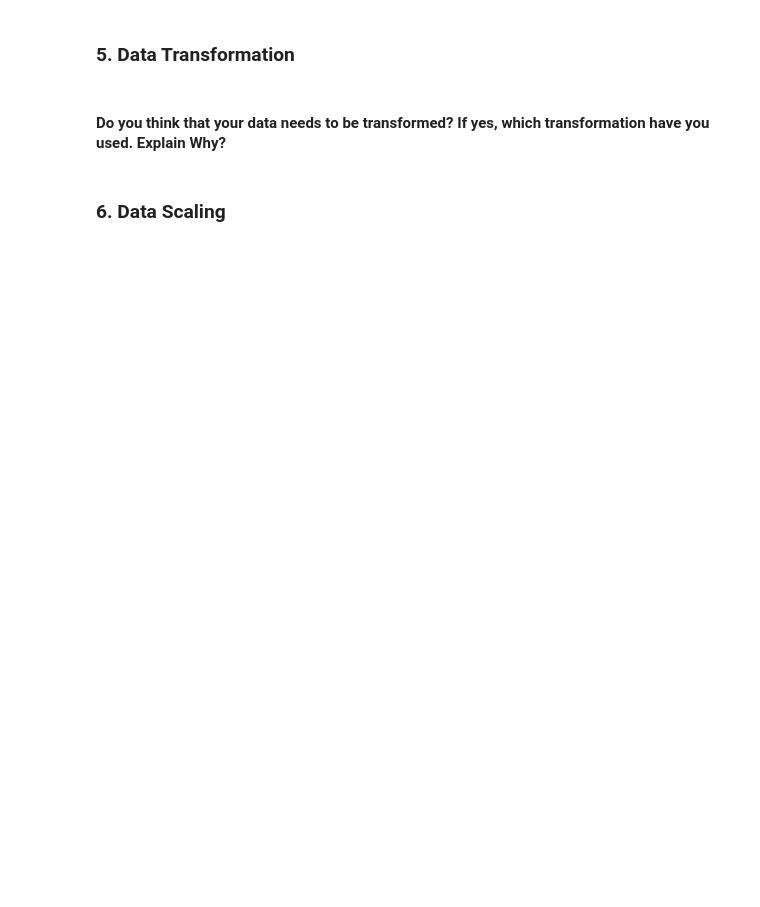
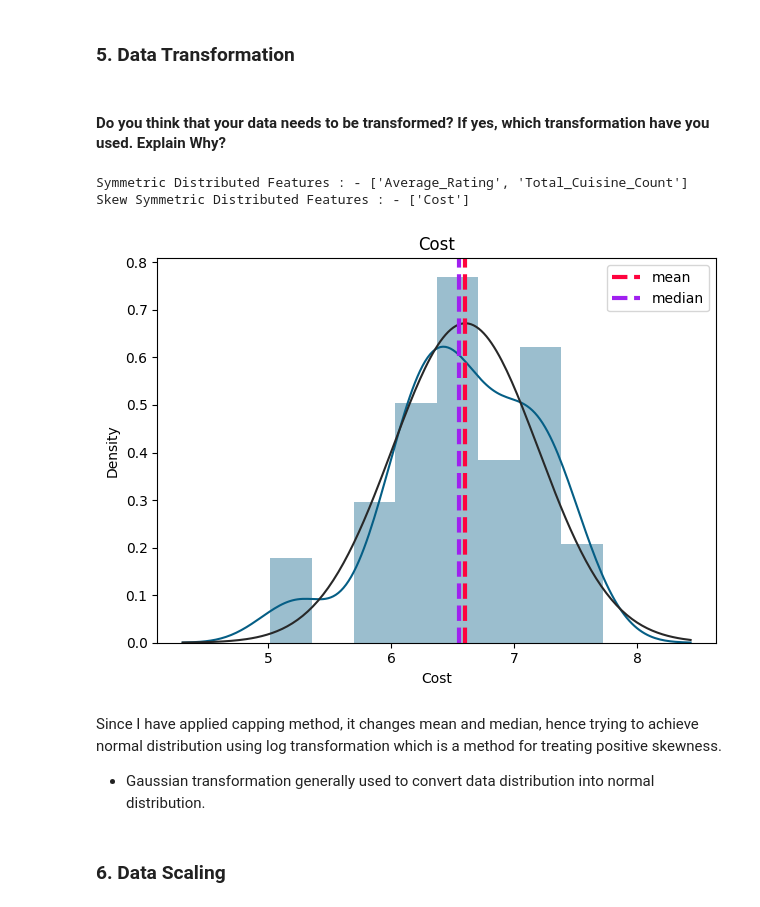
Before and after one commit to Aman811630/ML-Project--Zomato-Restaurant-Clustering-And-Sentiment-Analysis, a Jupyter notebook: Aman_Singh_Unsupervised_ML_project_Zomato_Restaurant_Clustering_And_Sentiment_Analysis_.ipynb, the cells around one changed output. Cells and saved outputs as stored; diff of their text form; code cells hidden in the pictures; blank space fills up the shorter version.

```diff
--- a/Aman_Singh_Unsupervised_ML_project_Zomato_Restaurant_Clustering_And_Sentiment_Analysis_.ipynb
+++ b/Aman_Singh_Unsupervised_ML_project_Zomato_Restaurant_Clustering_And_Sentiment_Analysis_.ipynb
@@ -1880,0 +2123,3 @@ Answer Here.
+# %%
+#dropping cuisine and restaurant from cluster_df
+cluster_df = cluster_df.drop(columns = ['Restaurant','Cuisines'], axis = 1)
@@ -1899,3 +2226,42 @@ Answer Here.
+# %%
+# Transform Your data
+# Getting symmetric and skew symmetric features from the cplumns
+symmetric_feature=[]
+non_symmetric_feature=[]
+for i in cluster_df.describe().columns:
+  if abs(cluster_df[i].mean()-cluster_df[i].median())<0.1:
+    symmetric_feature.append(i)
+  else:
+    non_symmetric_feature.append(i)
+
+# Getting Symmetric Distributed Features
+print("Symmetric Distributed Features : -",symmetric_feature)
+
+# Getting Skew Symmetric Distributed Features
+print("Skew Symmetric Distributed Features : -",non_symmetric_feature)
+# %% [output]
+Symmetric Distributed Features : - ['Average_Rating', 'Total_Cuisine_Count']
+Skew Symmetric Distributed Features : - ['Cost']
+# %%
+#using log transformation to transform Cost as using capping tends to change median and mean
+cluster_df['Cost'] = np.log1p(cluster_df['Cost'])
+cluster_dummy['Cost'] = np.log1p(cluster_dummy['Cost'])
+# %%
+# Transform Your data
+for i,col in enumerate(['Cost']) :
+    sns.distplot(cluster_df[col], color = '#055E85', fit = norm);
+    feature = cluster_df[col]
+    plt.axvline(feature.mean(), color='#ff033e', linestyle='dashed', linewidth=3,label= 'mean');  #red
+    plt.axvline(feature.median(), color='#A020F0', linestyle='dashed', linewidth=3,label='median'); #cyan
+    plt.legend(bbox_to_anchor = (1.0, 1), loc = 'best')
+    plt.title(f'{col.title()}');
+    plt.tight_layout();
+# %% [output]
+[figure, added]
+# %% [markdown]
+Since I have applied capping method, it changes mean and median, hence trying to achieve normal distribution using log transformation which is a method for treating positive skewness.
+
+*   Gaussian transformation generally used to convert data distribution into normal distribution.
 # %% [markdown]
 ### 6. Data Scaling
 # %%
```
Also changed, not shown: parts of 110 cells of this notebook.
